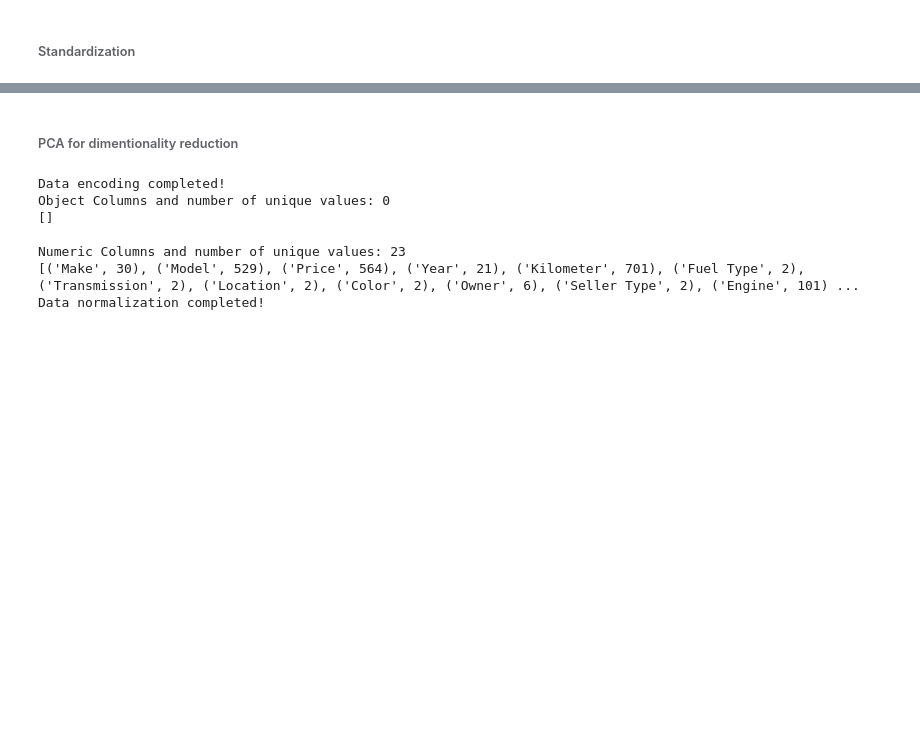
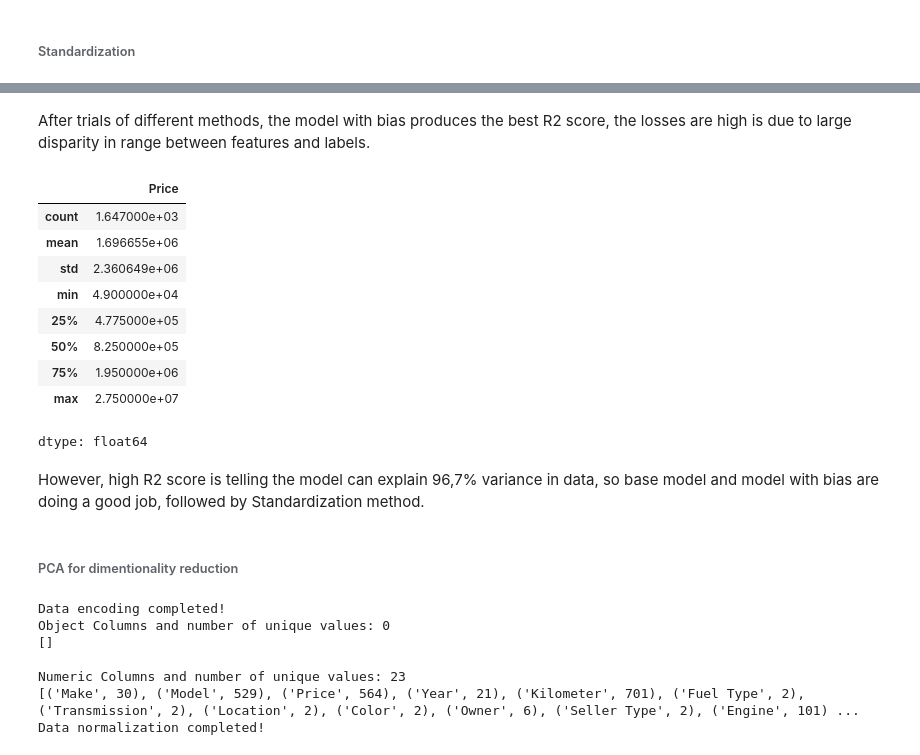
Before and after one commit to ductai05/Math-For-AI, a Jupyter notebook: MinhTrung.ipynb, the cells around one changed output, grey strips where cells are left out. Drawn from its saved outputs; the diff is of its cells as text; code cells hidden in the pictures; blank space fills up the shorter version.

```diff
--- a/MinhTrung.ipynb
+++ b/MinhTrung.ipynb
@@ -1527,3 +1497,20 @@ any meaningful relationships for optimal predictions. There is high possibility
+# %% [markdown]
+After trials of different methods, the model with bias produces the best R2 score, the losses are high is due to large disparity in range between features and labels.
+# %%
+data_after_preprocessing.data['Price'].describe()
+# %% [output]
+|  | Price |
+| count | 1.647000e+03 |
+| mean | 1.696655e+06 |
+| std | 2.360649e+06 |
+| min | 4.900000e+04 |
+| 25% | 4.775000e+05 |
+| 50% | 8.250000e+05 |
+| 75% | 1.950000e+06 |
+| max | 2.750000e+07 |
+dtype: float64
+# %% [markdown]
+However, high R2 score is telling the model can explain 96,7% variance in data, so base model and model with bias are doing a good job, followed by Standardization method.
 # %% [markdown]
 ###### PCA for dimentionality reduction
 # %%
```
Also changed, not shown: parts of 50 cells of this notebook.
